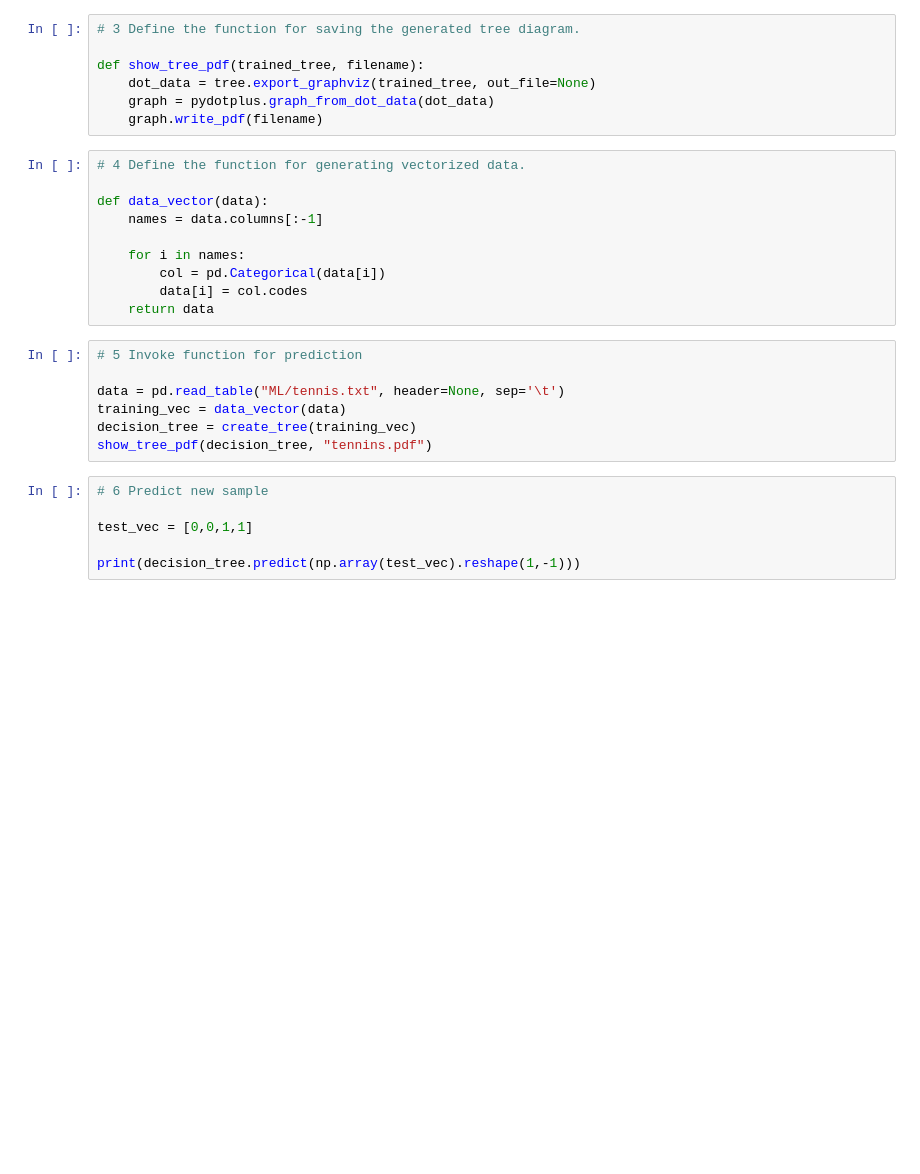
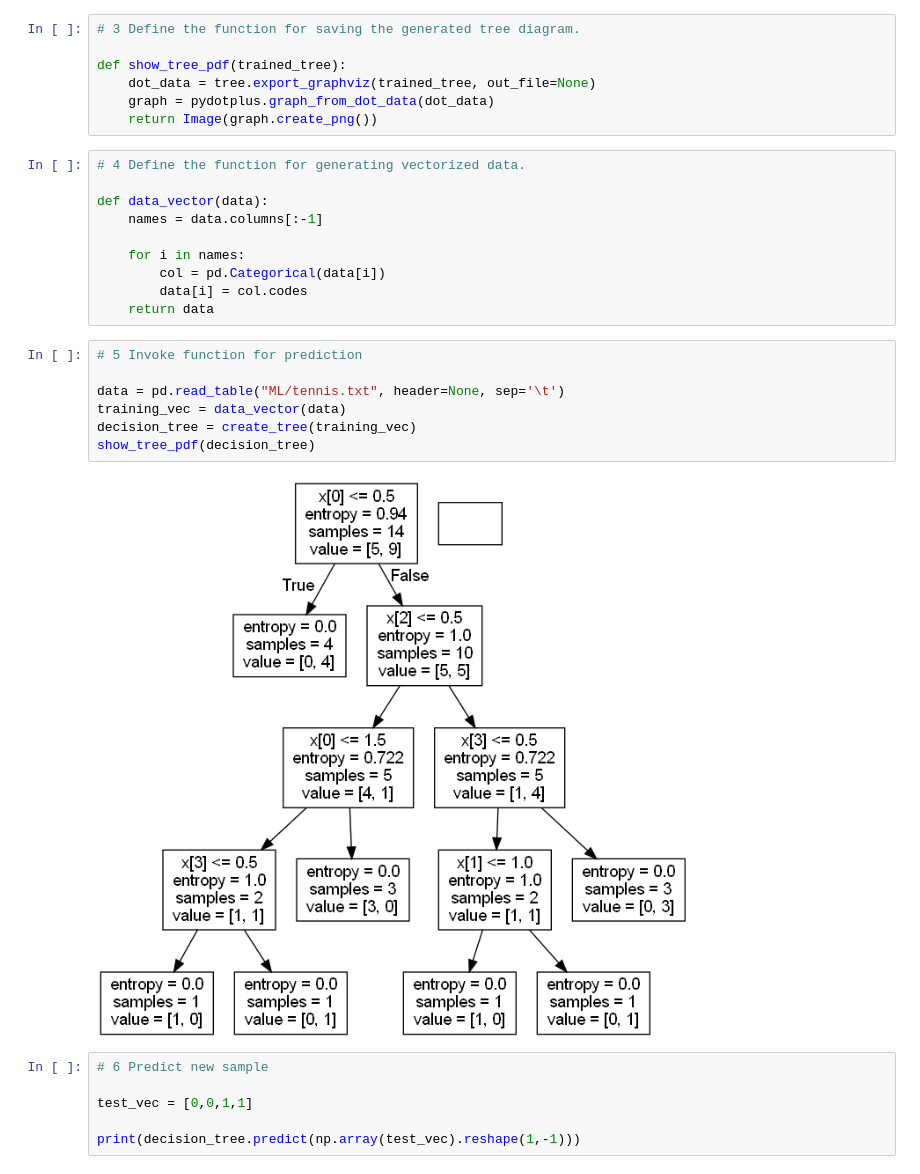
Before and after one commit to kny5/infotec_hcia_ai, a Jupyter notebook: 1_2_4.ipynb, the cells around one changed output. Saved outputs shown, nothing was run; the diff lists cells and outputs as text; blank space fills up the shorter version.

```diff
--- a/1_2_4.ipynb
+++ b/1_2_4.ipynb
@@ -27,10 +18,10 @@ def create_tree(training_data):
 # %%
 # 3 Define the function for saving the generated tree diagram.
 
-def show_tree_pdf(trained_tree, filename):
+def show_tree_pdf(trained_tree):
     dot_data = tree.export_graphviz(trained_tree, out_file=None)
     graph = pydotplus.graph_from_dot_data(dot_data)
-    graph.write_pdf(filename)
+    return Image(graph.create_png())
 # %%
 # 4 Define the function for generating vectorized data.
 
@@ -44,10 +35,12 @@ def data_vector(data):
 # %%
 # 5 Invoke function for prediction
 
 data = pd.read_table("ML/tennis.txt", header=None, sep='\t')
 training_vec = data_vector(data)
 decision_tree = create_tree(training_vec)
-show_tree_pdf(decision_tree, "tennins.pdf")
+show_tree_pdf(decision_tree)
+# %% [output]
+[figure, added]
 # %%
 # 6 Predict new sample
 
```
Also changed, not shown: parts of 2 cells of this notebook, 2 other files.
